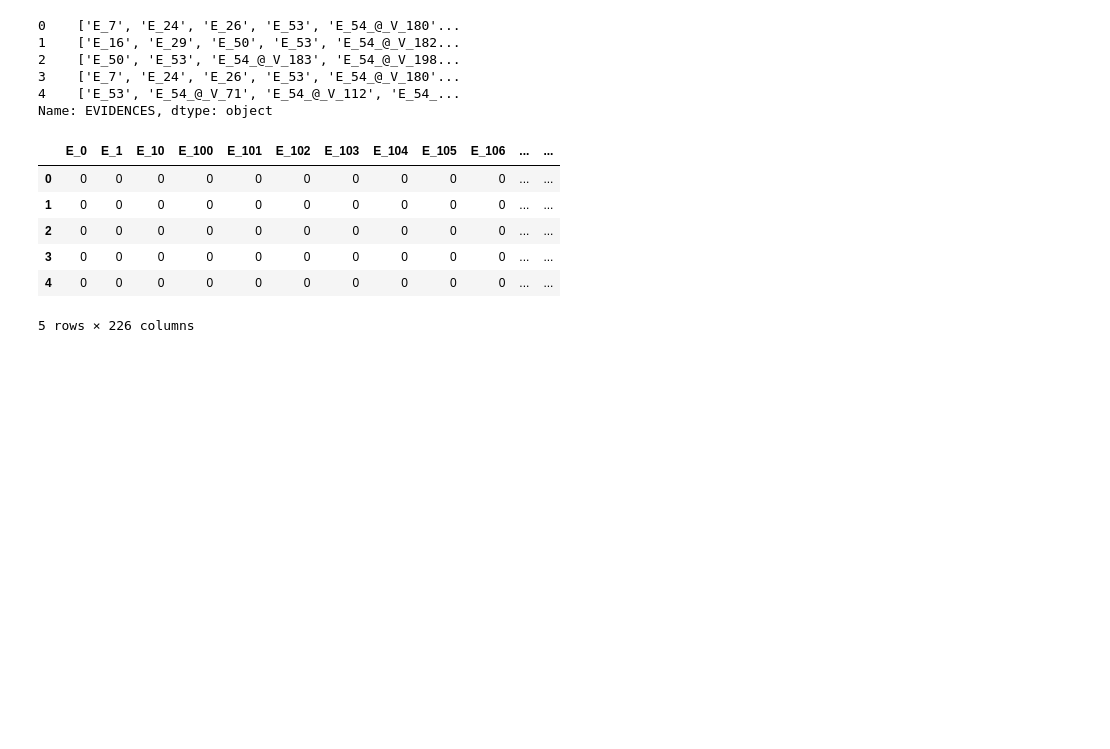
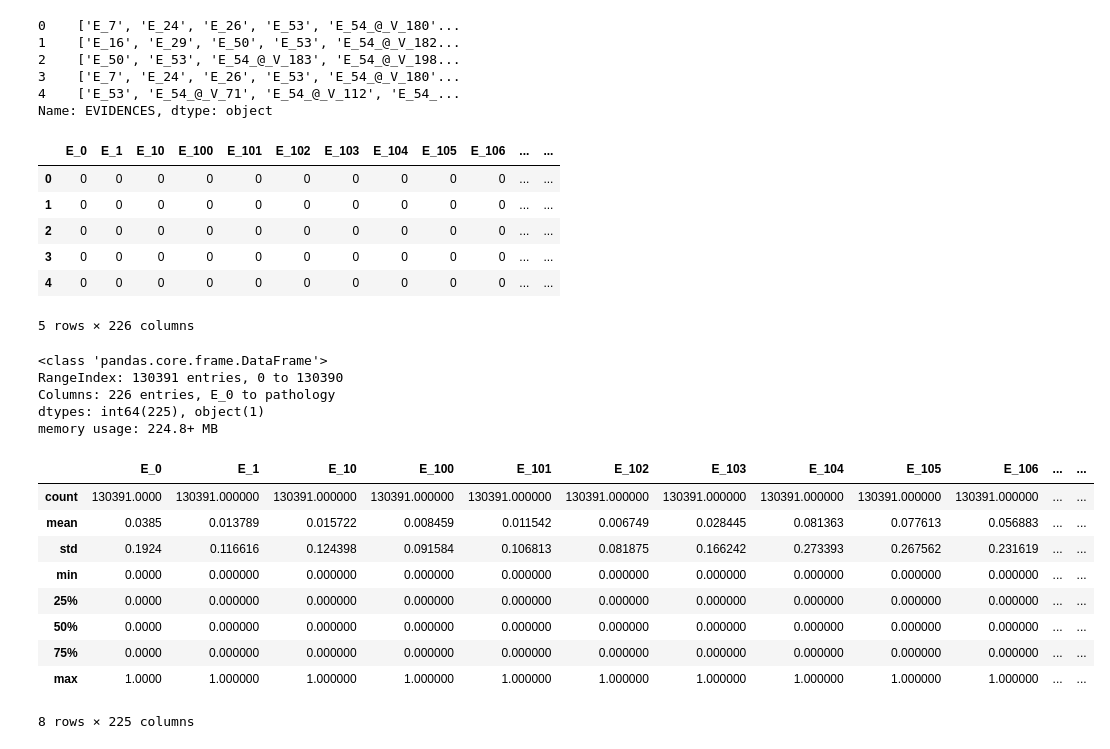
Before and after one commit to antil-samarth/Disease-prediction, a Jupyter notebook: head.ipynb, the cells around one changed output. Saved outputs shown, nothing was run; the diff lists cells and outputs as text; code cells hidden in the pictures; blank space fills up the shorter version.

Commit message:
added info

```diff
--- a/head.ipynb
+++ b/head.ipynb
@@ -348,6 +348,27 @@ trial.head()
 | 3 | 0 | 0 | 0 | 0 | 0 | 0 | 0 | 0 | 0 | 0 | ... | ... |
 | 4 | 0 | 0 | 0 | 0 | 0 | 0 | 0 | 0 | 0 | 0 | ... | ... |
 5 rows × 226 columns
+# %%
+trial.info()
+# %% [output]
+<class 'pandas.core.frame.DataFrame'>
+RangeIndex: 130391 entries, 0 to 130390
+Columns: 226 entries, E_0 to pathology
+dtypes: int64(225), object(1)
+memory usage: 224.8+ MB
+# %%
+trial.describe()
+# %% [output]
+|  | E_0 | E_1 | E_10 | E_100 | E_101 | E_102 | E_103 | E_104 | E_105 | E_106 | ... | ... |
+| count | 130391.0000 | 130391.000000 | 130391.000000 | 130391.000000 | 130391.000000 | 130391.000000 | 130391.000000 | 130391.000000 | 130391.000000 | 130391.000000 | ... | ... |
+| mean | 0.0385 | 0.013789 | 0.015722 | 0.008459 | 0.011542 | 0.006749 | 0.028445 | 0.081363 | 0.077613 | 0.056883 | ... | ... |
+| std | 0.1924 | 0.116616 | 0.124398 | 0.091584 | 0.106813 | 0.081875 | 0.166242 | 0.273393 | 0.267562 | 0.231619 | ... | ... |
+| min | 0.0000 | 0.000000 | 0.000000 | 0.000000 | 0.000000 | 0.000000 | 0.000000 | 0.000000 | 0.000000 | 0.000000 | ... | ... |
+| 25% | 0.0000 | 0.000000 | 0.000000 | 0.000000 | 0.000000 | 0.000000 | 0.000000 | 0.000000 | 0.000000 | 0.000000 | ... | ... |
+| 50% | 0.0000 | 0.000000 | 0.000000 | 0.000000 | 0.000000 | 0.000000 | 0.000000 | 0.000000 | 0.000000 | 0.000000 | ... | ... |
+| 75% | 0.0000 | 0.000000 | 0.000000 | 0.000000 | 0.000000 | 0.000000 | 0.000000 | 0.000000 | 0.000000 | 0.000000 | ... | ... |
+| max | 1.0000 | 1.000000 | 1.000000 | 1.000000 | 1.000000 | 1.000000 | 1.000000 | 1.000000 | 1.000000 | 1.000000 | ... | ... |
+8 rows × 225 columns
 # %%
 #save trial as csv
 trial.to_csv('Data/trial.csv', index=False)
```
